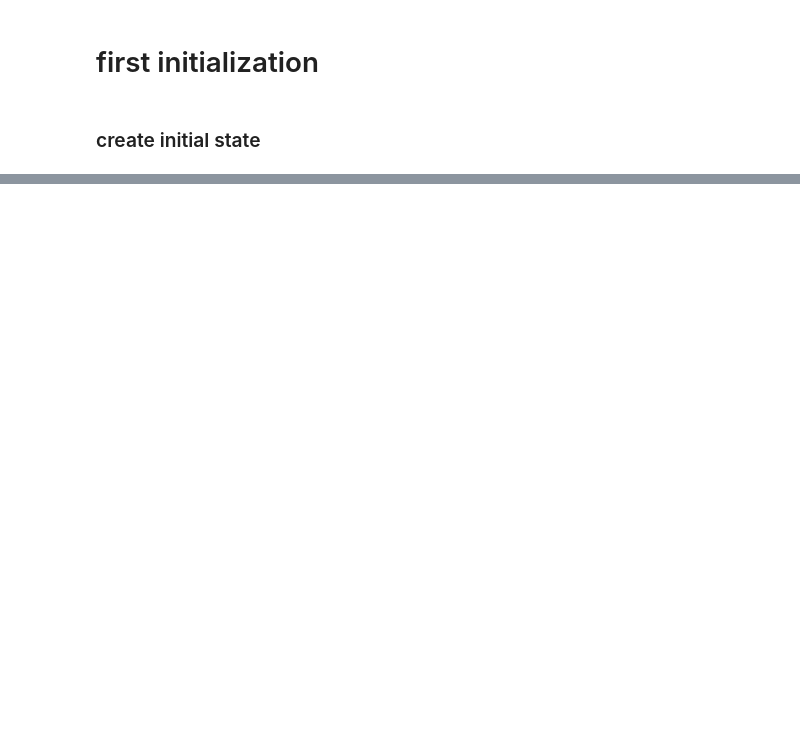
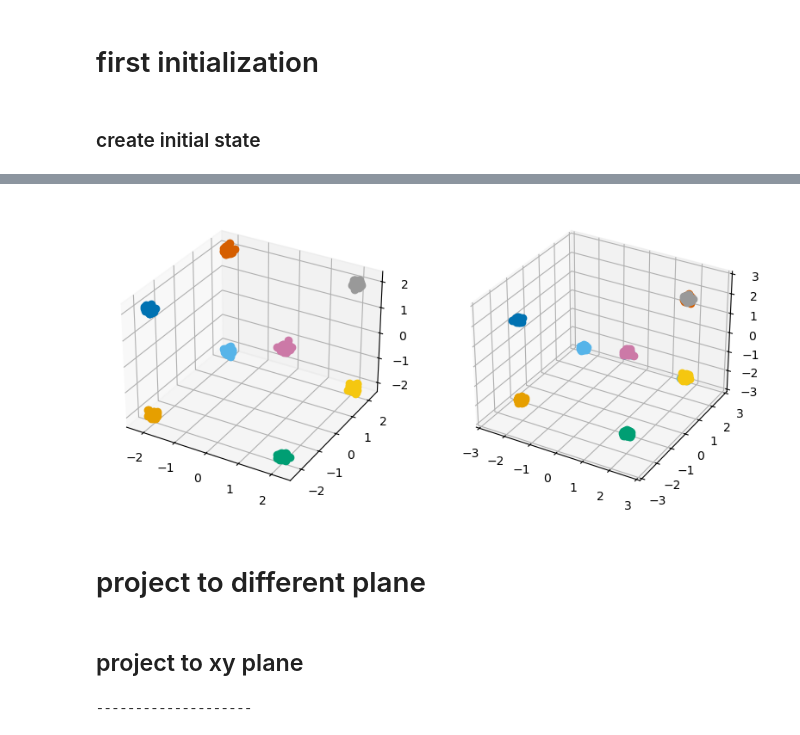
Before and after one commit to tkwtang/cfq_3d, a Jupyter notebook: cfqp_3D_test.ipynb, the cells around one changed output, grey strips where cells are left out. Saved outputs shown, nothing was run; the diff lists cells and outputs as text; code cells hidden in the pictures; blank space fills up the shorter version.

```diff
--- a/cfqp_3D_test.ipynb
+++ b/cfqp_3D_test.ipynb
@@ -58,10 +78,10 @@ k_BT = k_B * T
 
 C_factor = 1
 L_factor = 1
-R_factor = 20
+R_factor = 100
 I_m_factor = 0
 
-I_p_1, I_p_2, I_p_3 = 5e-6, 5e-6 , 5e-6  # Amp
+I_p_1, I_p_2, I_p_3 = 4e-6, 4e-6 , 4e-6  # Amp
 I_m_1, I_m_2, I_m_3 = 7e-9 * I_m_factor, 7e-9 * I_m_factor, 7e-9 * I_m_factor              # Amp
 R_1, R_2, R_3 = 1 * R_factor, 1 * R_factor, 1 * R_factor           # ohm
 C_1, C_2, C_3 = 500e-15 * C_factor, 500e-15 * C_factor, 500e-15 * C_factor                 # F
@@ -305,7 +399,9 @@ importlib.reload(coupled_fq_protocol_library)
 default_init_state = True
 default_init_state_array = {
     0: "test_state.npy",
-    1: "default_init_state (3D, 0.5K).npy"
+    1: "default_init_state_1 (3D, 0.5K).npy",
+    2: "beta_1.7_T_0.5K_init_state.npy",
+    3: "beta_3.5_T_0.5K_init_state.npy"
 }
 init_state_choice = 1
 
@@ -367,3 +467,31 @@ particle_index = cfqr.separate_by_state(cfqr.init_state)
 index_array = particle_index.values()
 particle_color = ["#E69F00",  "#56B4E9",  "#009E73",  "#F5C710",  "#0072B2",  "#D55E00",  "#CC79A7", "#999999",  "#000000"]
 all_states = cfqr.sim.output.all_state["states"]
+# %%
+init_state = cfqr.init_state
+final_state = cfqr.sim.output.final_state
+
+fig = plt.figure(figsize=plt.figaspect(0.5))
+ax = fig.add_subplot(1, 2, 1, projection='3d')
+
+for key, index, color in zip(particle_index.keys(), particle_index.values(), particle_color):
+    xs = init_state[index][:, 0, 0]
+    ys = init_state[index][:, 1, 0]
+    zs = init_state[index][:, 2, 0]
+    graph = ax.plot(xs, ys, zs, c = color, label = key, linestyle="", marker="o")
+
+ax = fig.add_subplot(1, 2, 2, projection='3d')
+
+for key, index, color in zip(particle_index.keys(), particle_index.values(), particle_color):
+    xs = final_state[index][:, 0, 0]
+    ys = final_state[index][:, 1, 0]
+    zs = final_state[index][:, 2, 0]
+    graph = ax.plot(xs, ys, zs, c = color, label = key, linestyle="", marker="o")
+
+ax.set_xlim(-3, 3)
+ax.set_ylim(-3, 3)
+ax.set_zlim(-3, 3)
+
+plt.show()
+# %% [output]
+[figure, added]
@@ -369,0 +502,4 @@ all_states = cfqr.sim.output.all_state["states"]
+# %% [markdown]
+# project to different plane
+# %% [markdown]
+## project to xy plane
@@ -369,0 +511,21 @@ all_states = cfqr.sim.output.all_state["states"]
+# %%
+top_xy = [0, 1, 2, 3]
+top_xy_z_coord_array = []
+bottom_xy = [4, 5, 6, 7]
+bottom_xy_z_coord_array = []
+
+for i, key in enumerate(particle_index.keys()):
+    if i in top_xy:
+        mean_z = np.mean(final_state[particle_index[key]][:, 2, 0])
+        # print(mean_y)
+        top_xy_z_coord_array.append(mean_y)
+# print(f"mean value of front_xz = {np.mean(front_xz_y_coord_array):.3g}, std = {np.std(front_xz_y_coord_array):.3g}")
+print("-" * 20)
+for i, key in enumerate(particle_index.keys()):
+    if i in back_xz:
+        mean_z = np.mean(final_state[particle_index[key]][:, 2, 0])
+        # print(mean_y)
+        bottom_xy_z_coord_array.append(mean_y)
+# print(f"mean value of back_xz = {np.mean(back_xz_y_coord_array):.3g}, std = {np.std(back_xz_y_coord_array):.3g}")
+# %% [output]
+--------------------
```
Also changed, not shown: parts of 36 cells of this notebook, 6 other files.
